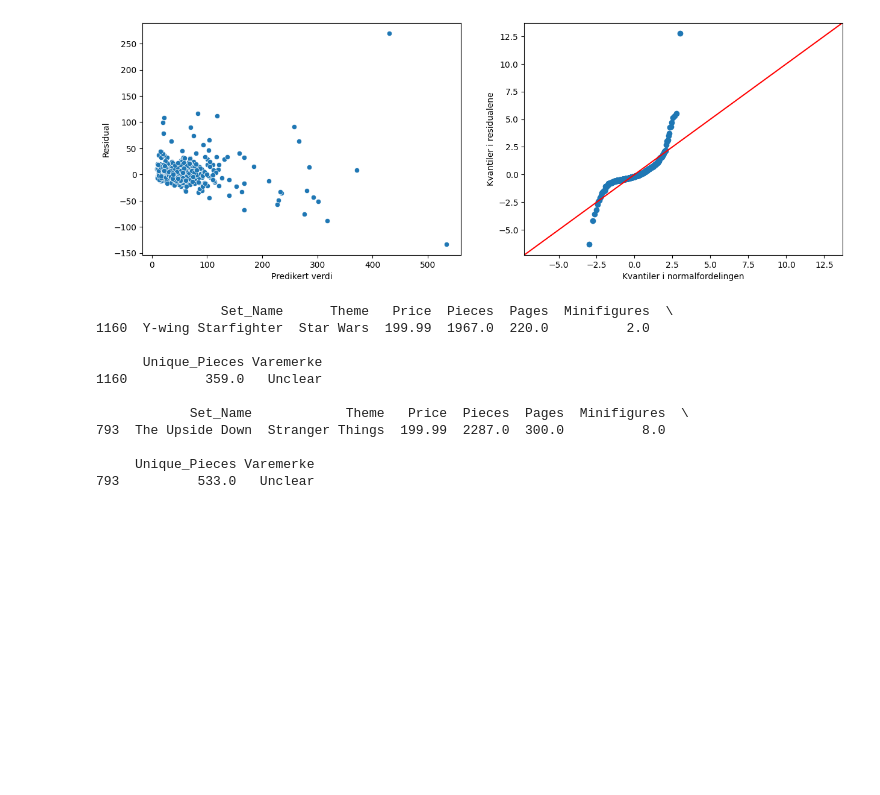
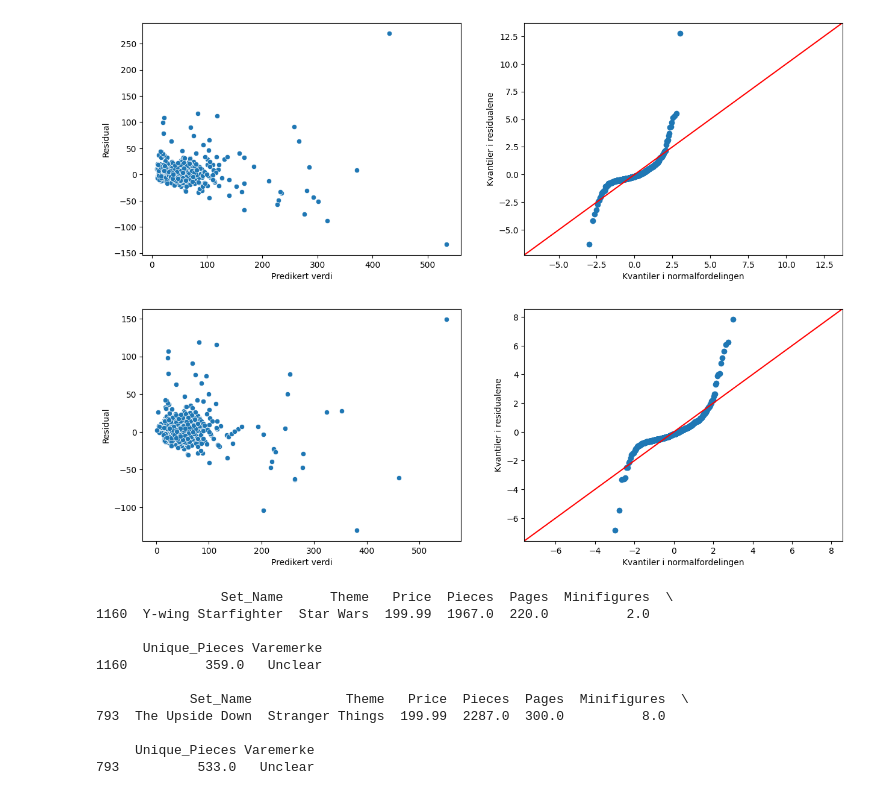
Before and after one commit to erikbjo/istg1003prosjekt, a Jupyter notebook: Oppgaver/arthurTestBook.ipynb, the cells around one changed output. Cells and saved outputs as stored; diff of their text form; code cells hidden in the pictures; blank space fills up the shorter version.

```diff
--- a/Oppgaver/arthurTestBook.ipynb
+++ b/Oppgaver/arthurTestBook.ipynb
@@ -424,5 +356,9 @@ showQQPlot(mlr_formel, df2)
 # %% [output]
 [figure]
+# %%
+showQQPlot(mlr_expanded_formel, df2)
+# %% [output]
+[figure, added]
 # %%
 def estimatedValue(varemerke, pieces):
     selected_varemerke = 0
```
Also changed, not shown: parts of 17 cells of this notebook.
